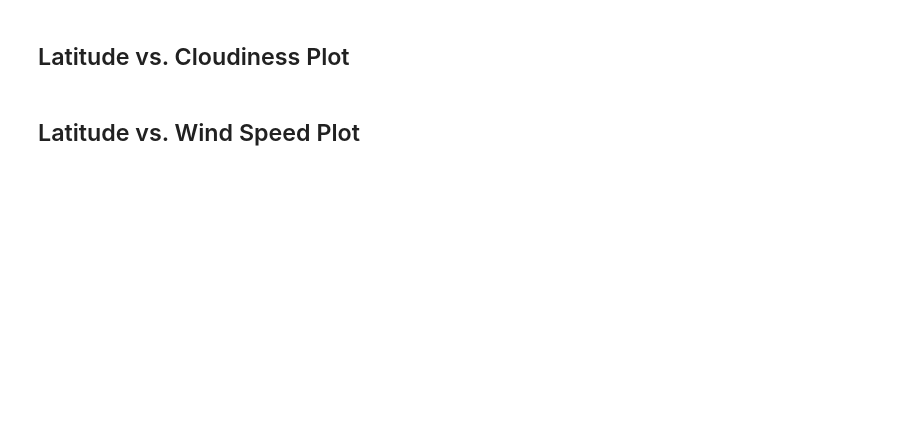
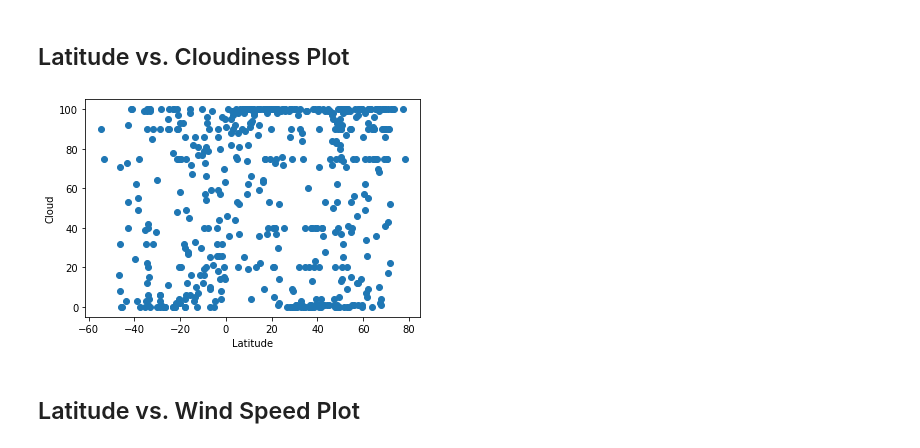
Before and after one commit to Dieneba1/python-api-challeng, a Jupyter notebook: WeatherPy/WeatherPy.ipynb, the cells around one changed output. Saved outputs shown, nothing was run; the diff lists cells and outputs as text; code cells hidden in the pictures; blank space fills up the shorter version.

```diff
--- a/WeatherPy/WeatherPy.ipynb
+++ b/WeatherPy/WeatherPy.ipynb
@@ -170,4 +188,13 @@ len(humidity_df)
 # %% [markdown]
 ## Latitude vs. Cloudiness Plot
+# %%
+x_values = city_df['Latitude']
+y_values = city_df['Cloud']
+plt.scatter(x_values,y_values)
+plt.xlabel('Latitude')
+plt.ylabel('Cloud')
+plt.show()
+# %% [output]
+[figure, added]
 # %% [markdown]
 ## Latitude vs. Wind Speed Plot
```
Also changed, not shown: parts of 3 cells of this notebook.
